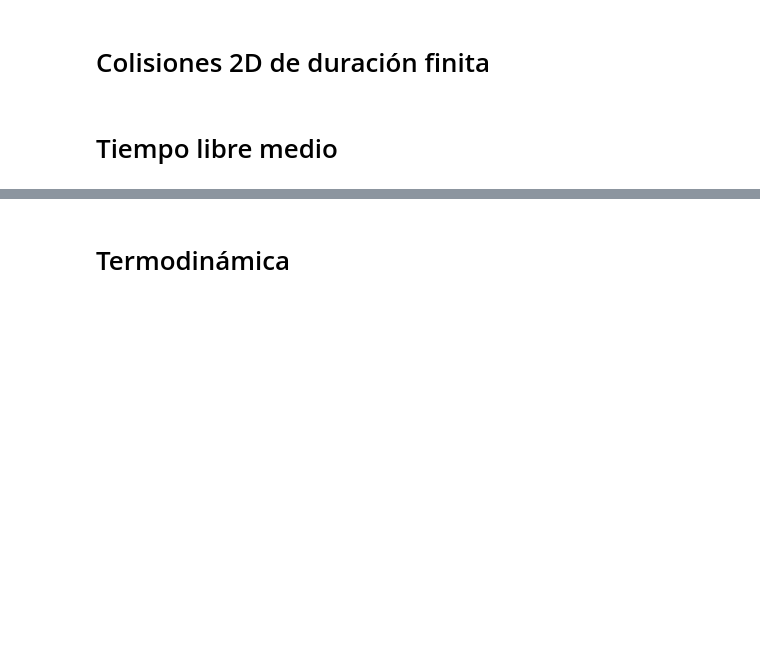
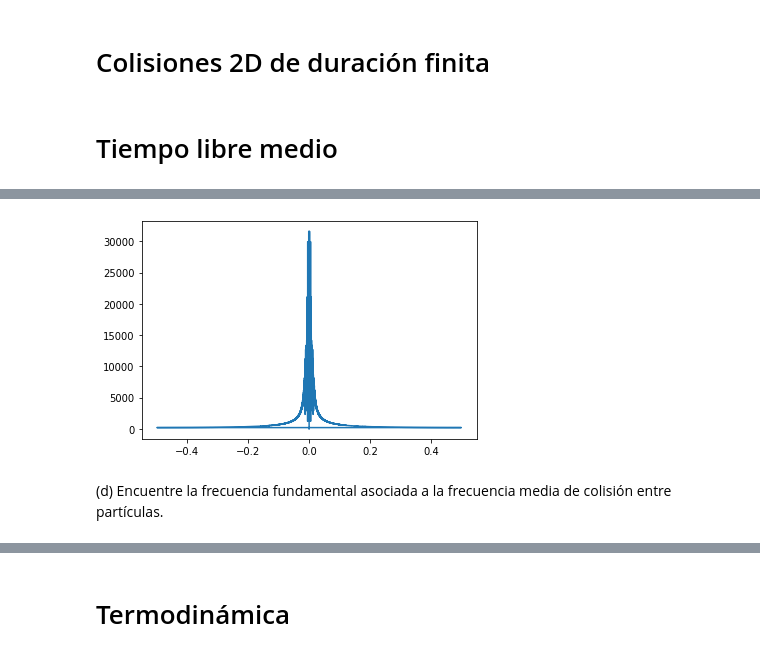
Before and after one commit to juanpablosalas/DanielDoradoJuanPabloSalas, a Jupyter notebook: Semana3/Semana3_DanielDorado_JuanPabloSalas.ipynb, the cells around one changed output, grey strips where cells are left out. Drawn from its saved outputs; the diff is of its cells as text; code cells hidden in the pictures; blank space fills up the shorter version.

```diff
--- a/Semana3/Semana3_DanielDorado_JuanPabloSalas.ipynb
+++ b/Semana3/Semana3_DanielDorado_JuanPabloSalas.ipynb
@@ -113,0 +161,12 @@ def GetParticles(NParticles,Limit,Velo,Dim=2,dt=0.1):
+# %%
+X = np.fft.fft(E_m)
+freqs = np.fft.fftfreq(len(t))
+# %%
+X_a = np.abs(X)
+# %%
+plt.plot(freqs,X_a)
+plt.show()
+# %% [output]
+[figure, added]
+# %% [markdown]
+(d) Encuentre la frecuencia fundamental asociada a la frecuencia media de colisión entre partículas.
```
Also changed, not shown: parts of 19 cells of this notebook, 1 other file.
